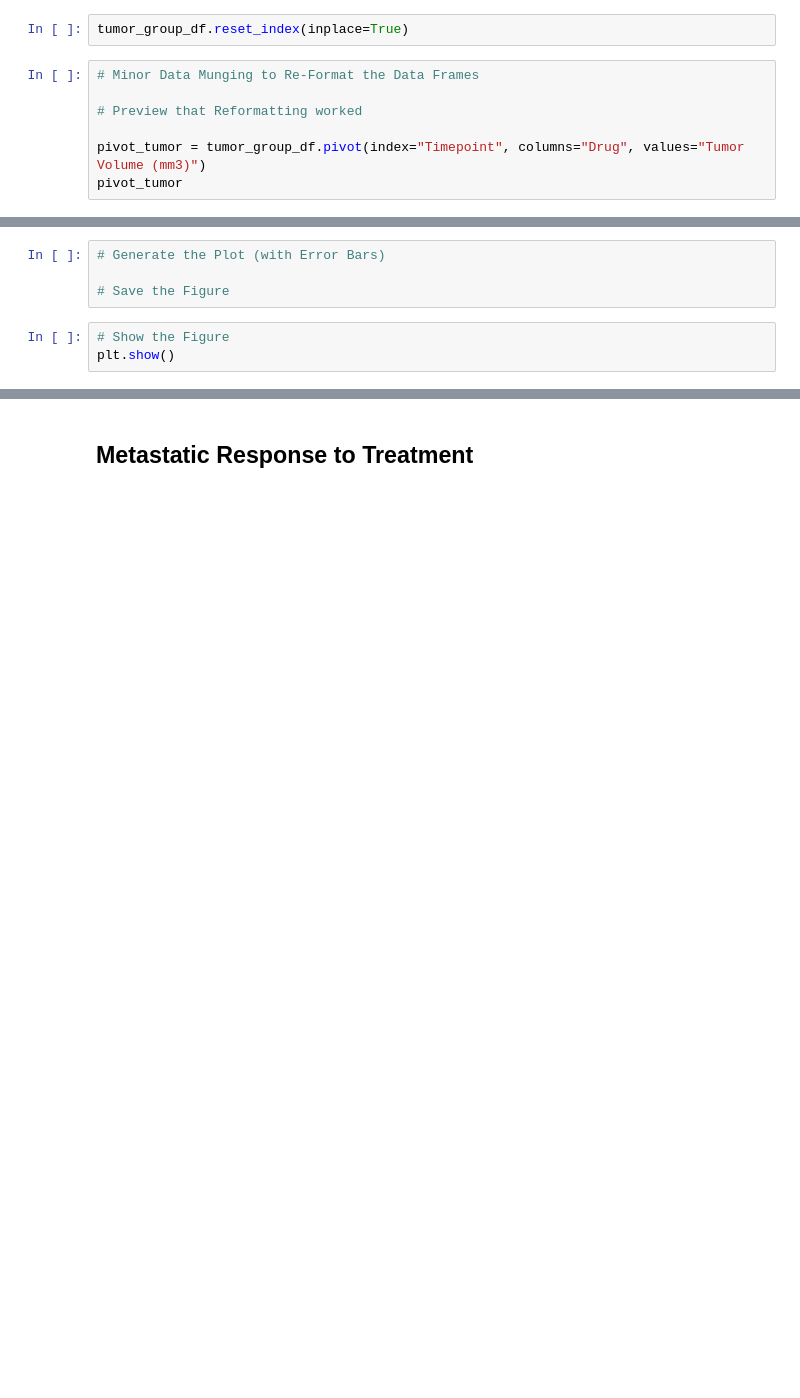
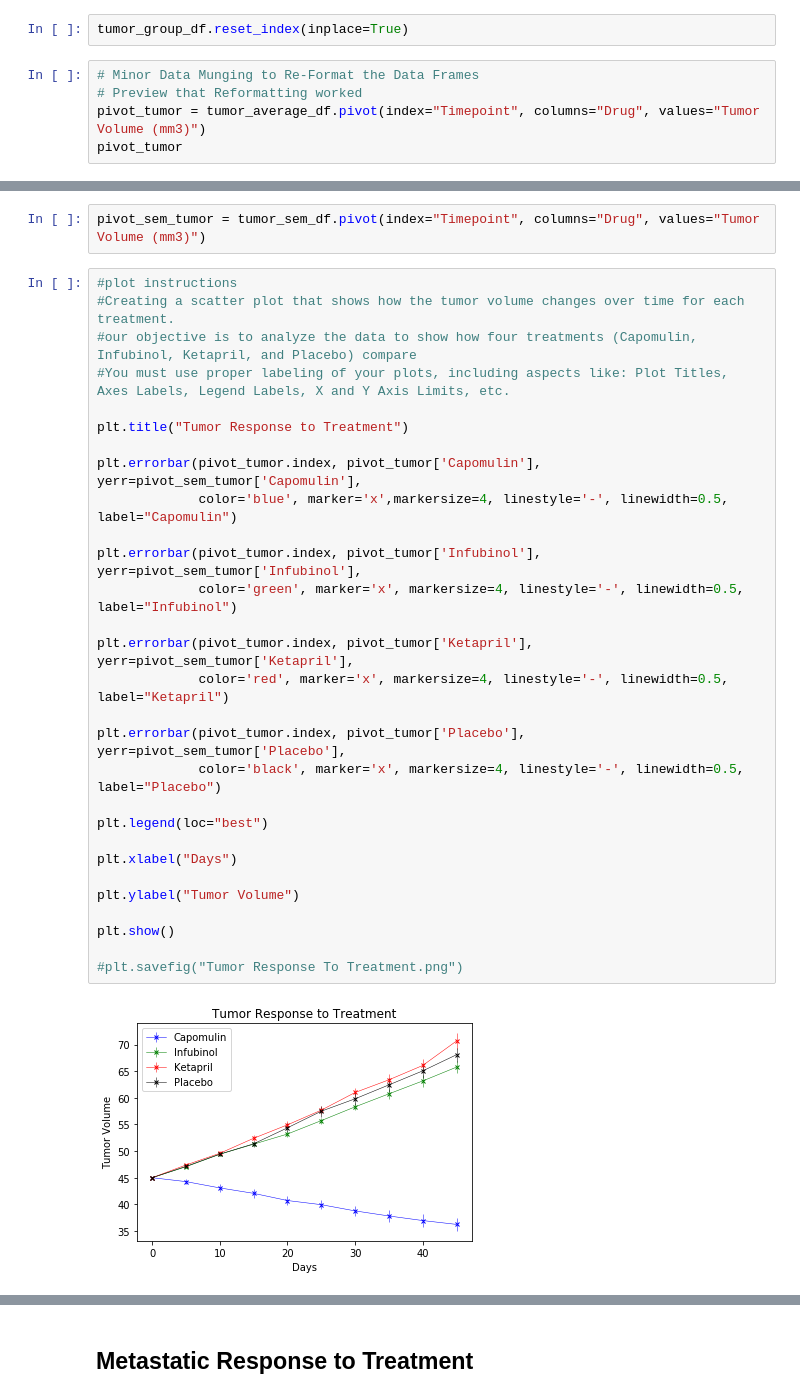
Before and after one commit to AlejandraRosa/Matplotlib-Challenge, a Jupyter notebook: Pymaceuticals/pymaceuticals_starter.ipynb, the cells around one changed output, grey strips where cells are left out. Cells and saved outputs as stored; diff of their text form; blank space fills up the shorter version.

```diff
--- a/Pymaceuticals/pymaceuticals_starter.ipynb
+++ b/Pymaceuticals/pymaceuticals_starter.ipynb
@@ -76,10 +78,8 @@ tumor_sem_df
 tumor_group_df.reset_index(inplace=True)
 # %%
 # Minor Data Munging to Re-Format the Data Frames
-
 # Preview that Reformatting worked
-
-pivot_tumor = tumor_group_df.pivot(index="Timepoint", columns="Drug", values="Tumor Volume (mm3)")
+pivot_tumor = tumor_average_df.pivot(index="Timepoint", columns="Drug", values="Tumor Volume (mm3)")
 pivot_tumor
 # %% [output]
 | Drug | Capomulin | Ceftamin | Infubinol | Ketapril | Naftisol | Placebo | Propriva | Ramicane | Stelasyn | ... |
@@ -94,13 +94,39 @@ pivot_tumor
 | 35 | 37.816839 | 58.827548 | 60.742461 | 63.371686 | 62.685087 | 62.420615 | 60.350199 | 37.451996 | 62.440699 | ... |
 | 40 | 36.958001 | 61.467895 | 63.162824 | 66.068580 | 65.600754 | 65.052675 | 63.045537 | 36.574081 | 65.356386 | ... |
 | 45 | 36.236114 | 64.132421 | 65.755562 | 70.662958 | 69.265506 | 68.084082 | 66.258529 | 34.955595 | 68.438310 | ... |
-# %%
-# Generate the Plot (with Error Bars)
-
-# Save the Figure
-# %%
-# Show the Figure
-plt.show()
+# %%
+pivot_sem_tumor = tumor_sem_df.pivot(index="Timepoint", columns="Drug", values="Tumor Volume (mm3)")
+# %%
+#plot instructions
+#Creating a scatter plot that shows how the tumor volume changes over time for each treatment.
+#our objective is to analyze the data to show how four treatments (Capomulin, Infubinol, Ketapril, and Placebo) compare
+#You must use proper labeling of your plots, including aspects like: Plot Titles, Axes Labels, Legend Labels, X and Y Axis Limits, etc.
+
+plt.title("Tumor Response to Treatment")
+
+plt.errorbar(pivot_tumor.index, pivot_tumor['Capomulin'], yerr=pivot_sem_tumor['Capomulin'],
+             color='blue', marker='x',markersize=4, linestyle='-', linewidth=0.5, label="Capomulin")
+
+plt.errorbar(pivot_tumor.index, pivot_tumor['Infubinol'], yerr=pivot_sem_tumor['Infubinol'],
+             color='green', marker='x', markersize=4, linestyle='-', linewidth=0.5, label="Infubinol")
+
+plt.errorbar(pivot_tumor.index, pivot_tumor['Ketapril'], yerr=pivot_sem_tumor['Ketapril'],
+             color='red', marker='x', markersize=4, linestyle='-', linewidth=0.5, label="Ketapril")
+
+plt.errorbar(pivot_tumor.index, pivot_tumor['Placebo'], yerr=pivot_sem_tumor['Placebo'],
+             color='black', marker='x', markersize=4, linestyle='-', linewidth=0.5, label="Placebo")
+
+plt.legend(loc="best")
+
+plt.xlabel("Days")
+
+plt.ylabel("Tumor Volume")
+
+plt.show()
+
+#plt.savefig("Tumor Response To Treatment.png")
+# %% [output]
+[figure, added]
 # %% [markdown]
 ![Tumor Response to Treatment](../Images/treatment.png)
 # %% [markdown]
```
Also changed, not shown: parts of 13 cells of this notebook, 1 other file.
